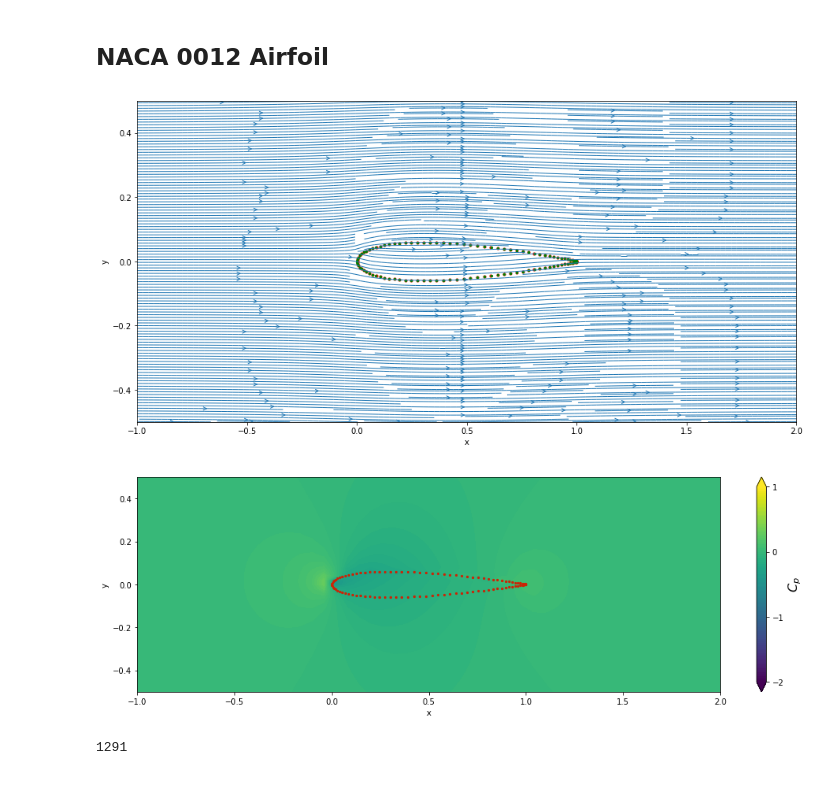
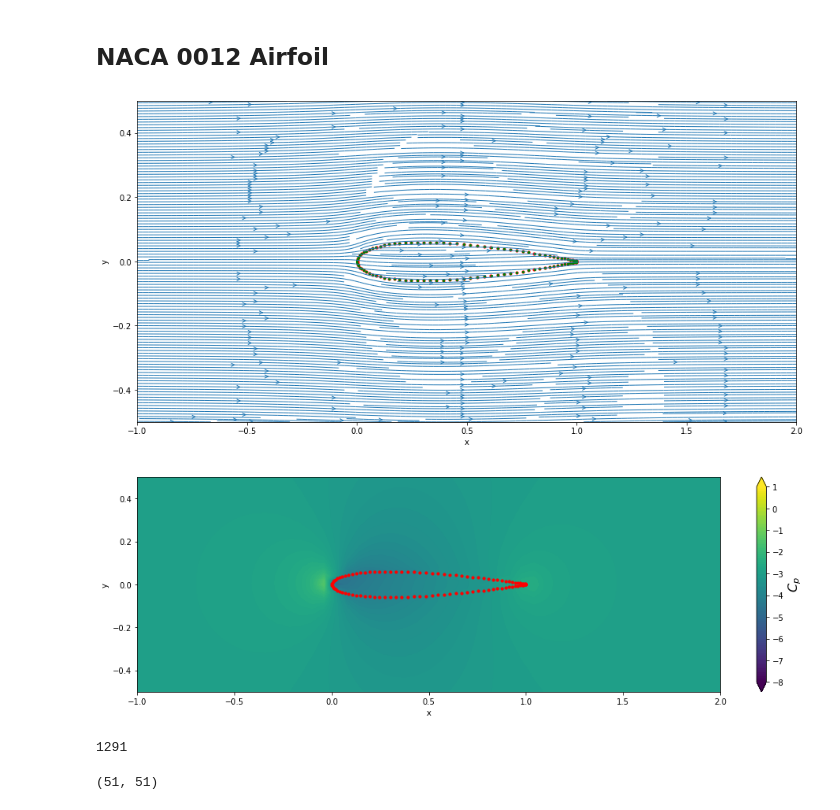
Before and after one commit to asabbagha/MAE6226, a Jupyter notebook: Assignment1.ipynb, the cells around one changed output. Drawn from its saved outputs; the diff is of its cells as text; code cells hidden in the pictures.

```diff
--- a/Assignment1.ipynb
+++ b/Assignment1.ipynb
@@ -45,7 +45,7 @@ psi = numpy.zeros((51,51), dtype = float)
 
 #psi = numpy.zeros(len(sigma), dtype = float)
 # %%
-for i in range(0,51):
+for i in range(0,len(sigma)):
 
     #finding velocity field
     u_source, v_source = get_velocity(sigma[i], foil_x[i], foil_y[i], X, Y)
@@ -63,23 +63,22 @@ psi = psi + psi_freestream
 # %%
 #plot
 width = 15
 height = (y_end - y_start)*1.5 / (x_end - x_start) * width
 pyplot.figure(figsize=(width, height))
 pyplot.xlabel('x')
 pyplot.ylabel('y')
 pyplot.xlim(x_start, x_end)
 pyplot.ylim(y_start, y_end)
 pyplot.streamplot(X, Y, u, v, density=4, linewidth=1, arrowsize=1, arrowstyle='->')
-pyplot.scatter(foil_x, foil_y, color='#CD2305', s=10, marker='o')
+pyplot.scatter(foil_x, foil_y, color='r', s=10, marker='o')
 
-# calculate the stagnation point
+# calculate the stagnation points
 x_stagnation = foil_x - sigma / (2 * numpy.pi * u_inf)
 y_stagnation = foil_y
-
-# display the stagnation point
+# display the stagnation points
 pyplot.scatter(x_stagnation, y_stagnation, color='g', s=5, marker='o');
 # %% [output]
-[figure, old version]
+[figure, new version]
 # %%
 # compute the pressure coefficient field
 cp = 1.0 - (u**2 + v**2) / u_inf**2
@@ -93,15 +92,19 @@ pyplot.ylabel('y')
 pyplot.xlim(x_start, x_end)
 pyplot.ylim(y_start, y_end)
 contf = pyplot.contourf(X, Y, cp,
-                        levels=numpy.linspace(-2.0, 1.0, 100), extend='both')
+                        levels=numpy.linspace(-8.0, 1.0, 100), extend='both')
 cbar = pyplot.colorbar(contf)
 cbar.set_label('$C_p$', fontsize=16)
-cbar.set_ticks([-2.0, -1.0, 0.0, 1.0])
+cbar.set_ticks([-8.0,-7.0,-6.0,-5.0,-4.0,-3.0,-2.0, -1.0, 0.0, 1.0])
 pyplot.scatter(foil_x, foil_y,
-               color='#CD2305', s=5, marker='o');
+               color='r', s=10, marker='o');
 # %% [output]
-[figure, old version]
+[figure, new version]
 # %%
 numpy.argmax(cp)
 # %% [output]
 1291
+# %%
+cp.shape
+# %% [output]
+(51, 51)
```
